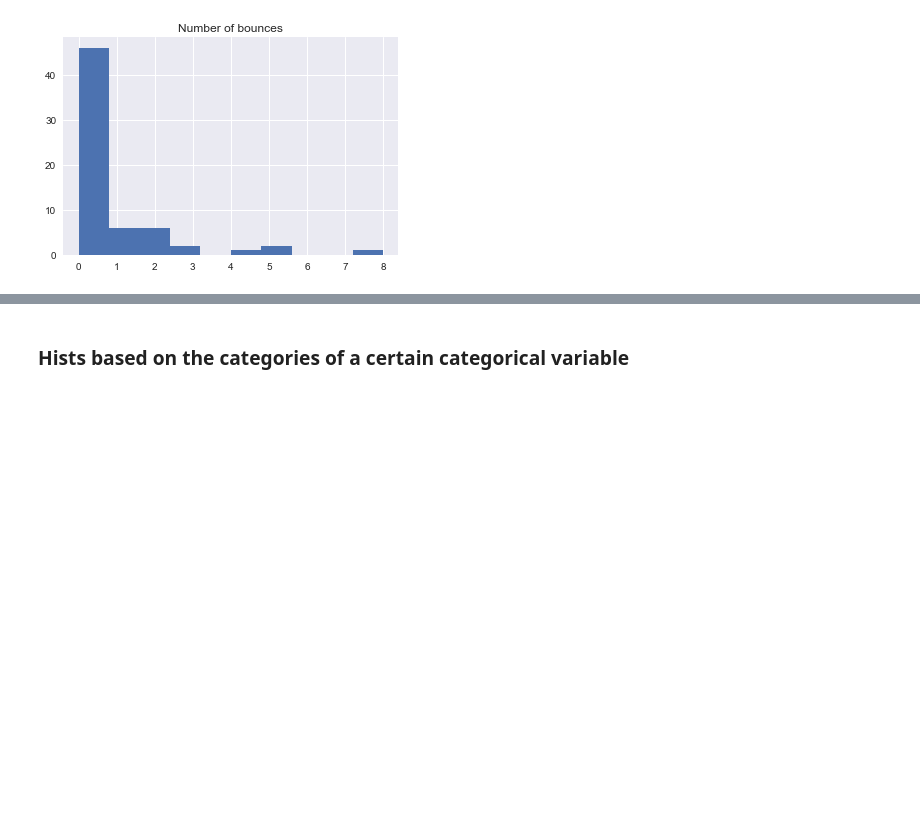
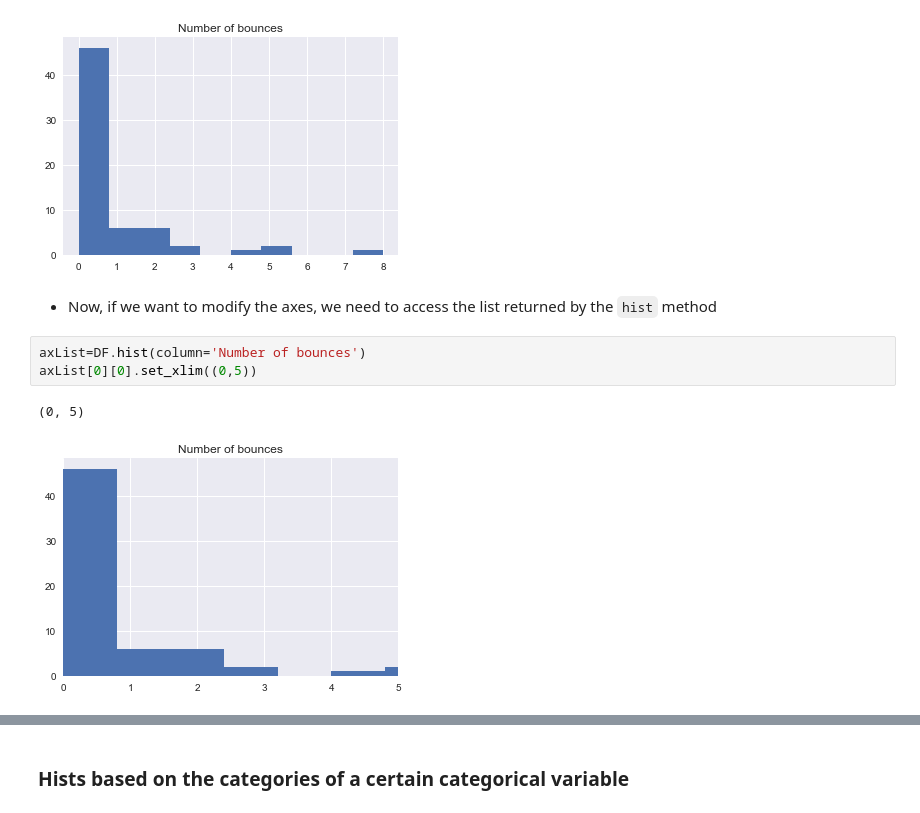
Before and after one commit to elowy01/PYTHON_NOTES, a Jupyter notebook: PANDAS/DATAFRAMES/Dataframe Notes.ipynb, the cells around one changed output, grey strips where cells are left out. Saved outputs shown, nothing was run; the diff lists cells and outputs as text; blank space fills up the shorter version.

```diff
--- a/PANDAS/DATAFRAMES/Dataframe Notes.ipynb
+++ b/PANDAS/DATAFRAMES/Dataframe Notes.ipynb
@@ -473,3 +473,11 @@ DF.hist(column='Number of bounces')
 # %% [output]
 array([[<matplotlib.axes._subplots.AxesSubplot object at 0x...>]], dtype=object)
 [figure]
+# %% [markdown]
+* Now, if we want to modify the axes, we need to access the list returned by the `hist` method
+# %%
+axList=DF.hist(column='Number of bounces')
+axList[0][0].set_xlim((0,5))
+# %% [output]
+(0, 5)
+[figure, added]
```
Also changed, not shown: parts of 5 cells of this notebook.
